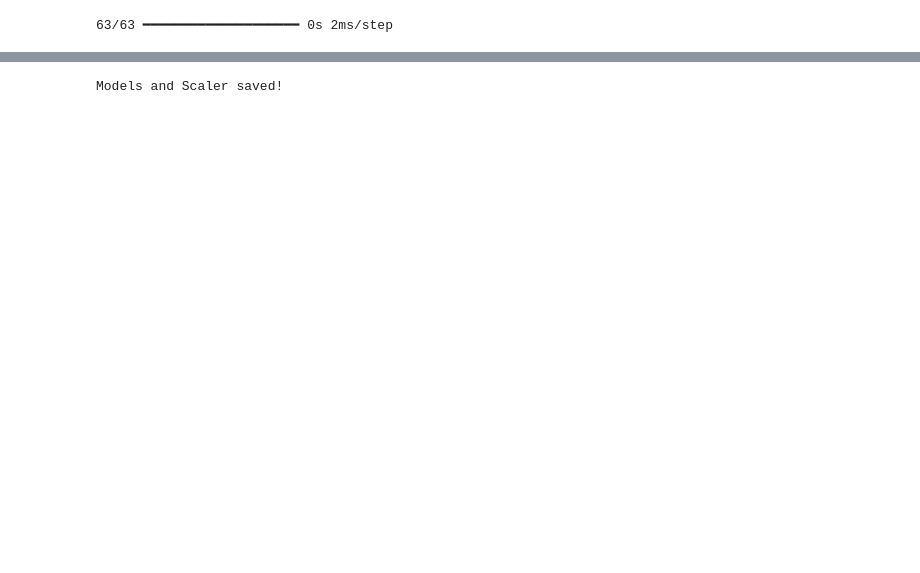
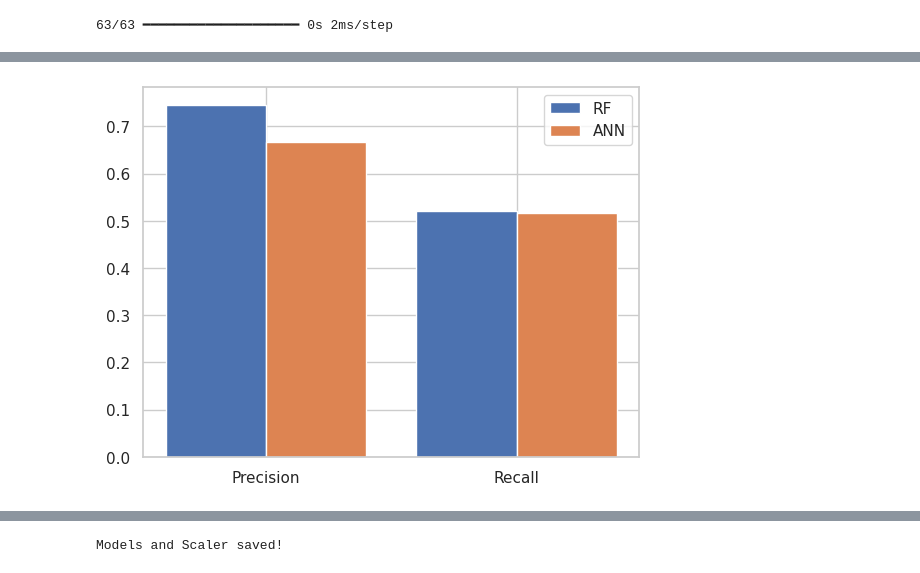
Before and after one commit to late-cat/Sec_colab, a Jupyter notebook: Untitled.ipynb, the cells around one changed output, grey strips where cells are left out. Saved outputs shown, nothing was run; the diff lists cells and outputs as text; code cells hidden in the pictures; blank space fills up the shorter version.

```diff
--- a/Untitled.ipynb
+++ b/Untitled.ipynb
@@ -249,0 +301,21 @@ score
+# %%
+## Precision and Recall
+'''
+Precision = TP / (TP + FP)
+Recall = TP / (TP + FN)
+'''
+
+labels = ['Precision', 'Recall']
+rf = [precision_rf, recall_rf]
+ann = [precision_ann, recall_ann]
+
+x = range(len(labels))
+
+plt.bar(x, rf, width=0.4, label='RF')
+plt.bar([i+0.4 for i in x], ann, width=0.4, label='ANN')
+
+plt.xticks([i+0.2 for i in x], labels)
+plt.legend()
+plt.show()
+# %% [output]
+[figure, added]
```
Also changed, not shown: parts of 18 cells of this notebook.
